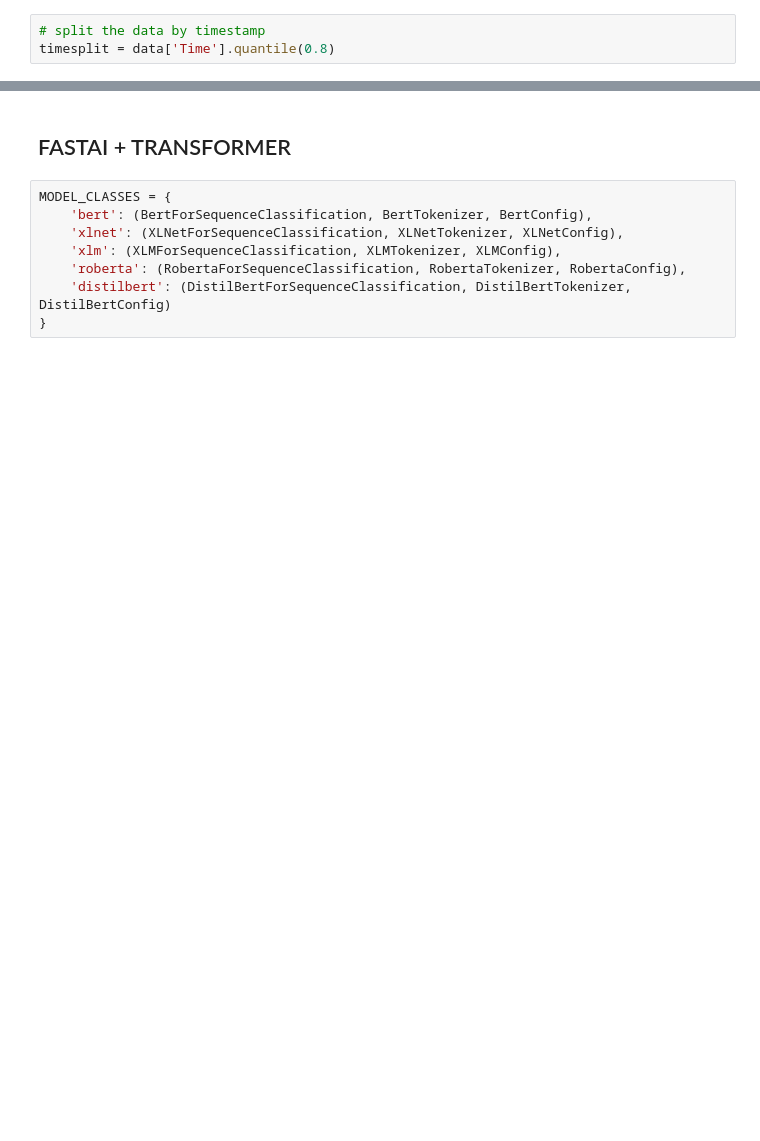
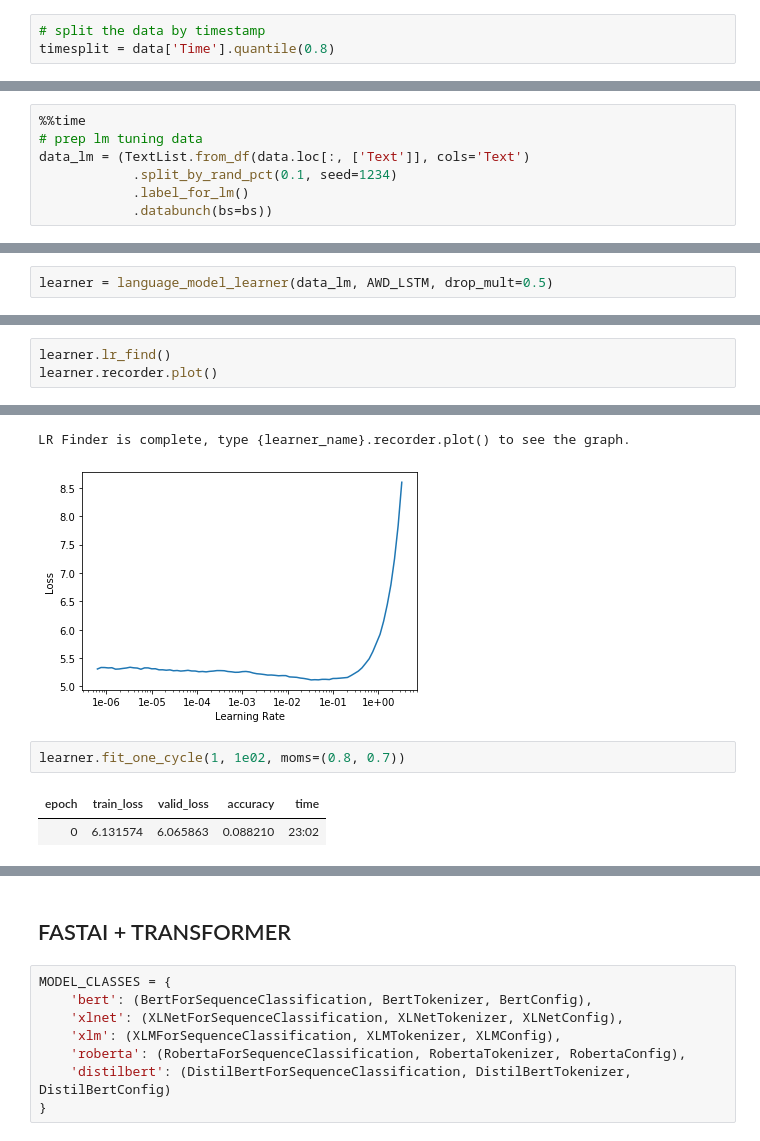
Before and after one commit to binliu0630/Deep_Learning, a Jupyter notebook: Fastai+Transformers.ipynb, the cells around one changed output, grey strips where cells are left out. Saved outputs shown, nothing was run; the diff lists cells and outputs as text; blank space fills up the shorter version.

```diff
--- a/Fastai+Transformers.ipynb
+++ b/Fastai+Transformers.ipynb
@@ -93,0 +99,7 @@ train.shape, test.shape
+# %%
+%%time
+# prep lm tuning data
+data_lm = (TextList.from_df(data.loc[:, ['Text']], cols='Text')
+            .split_by_rand_pct(0.1, seed=1234)
+            .label_for_lm()
+            .databunch(bs=bs))
@@ -93,0 +111,2 @@ train.shape, test.shape
+# %%
+learner = language_model_learner(data_lm, AWD_LSTM, drop_mult=0.5)
@@ -93,0 +116,4 @@ train.shape, test.shape
+# %%
+learner.lr_find()
+learner.recorder.plot()
+# %% [output]
@@ -93,0 +121,7 @@ train.shape, test.shape
+LR Finder is complete, type {learner_name}.recorder.plot() to see the graph.
+[figure, added]
+# %%
+learner.fit_one_cycle(1, 1e02, moms=(0.8, 0.7))
+# %% [output]
+| epoch | train_loss | valid_loss | accuracy | time |
+| 0 | 6.131574 | 6.065863 | 0.088210 | 23:02 |
```
Also changed, not shown: parts of 30 cells of this notebook.
